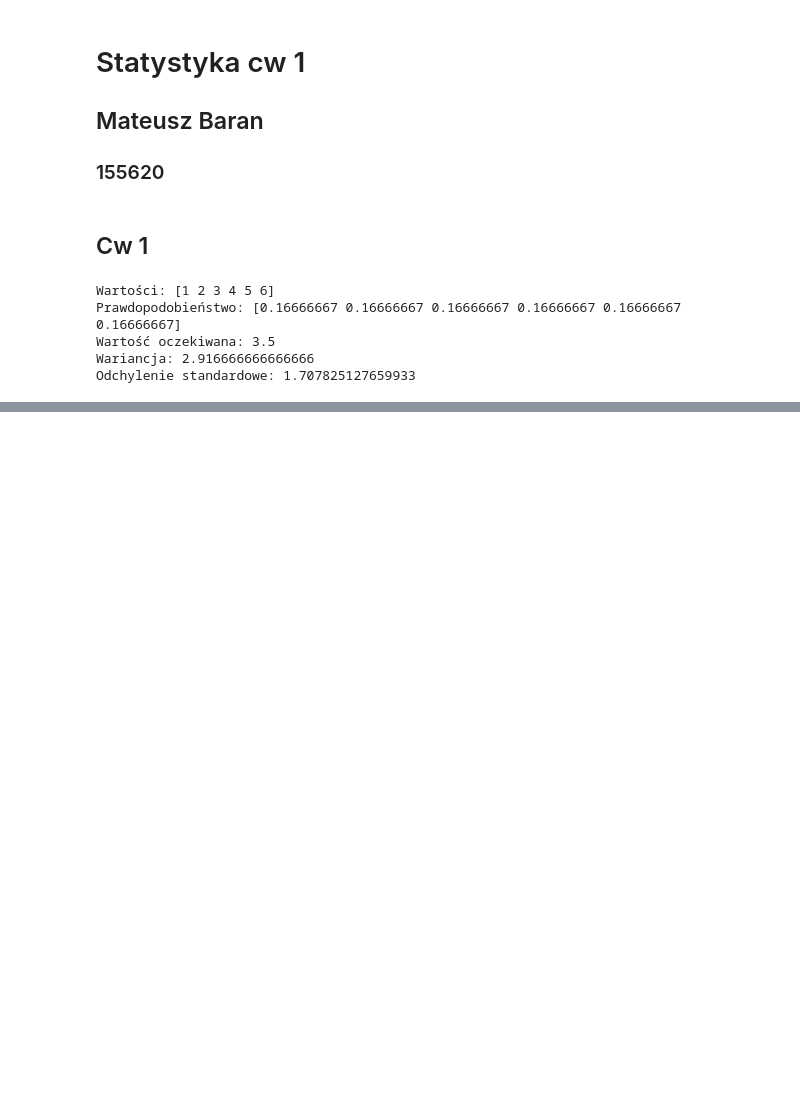
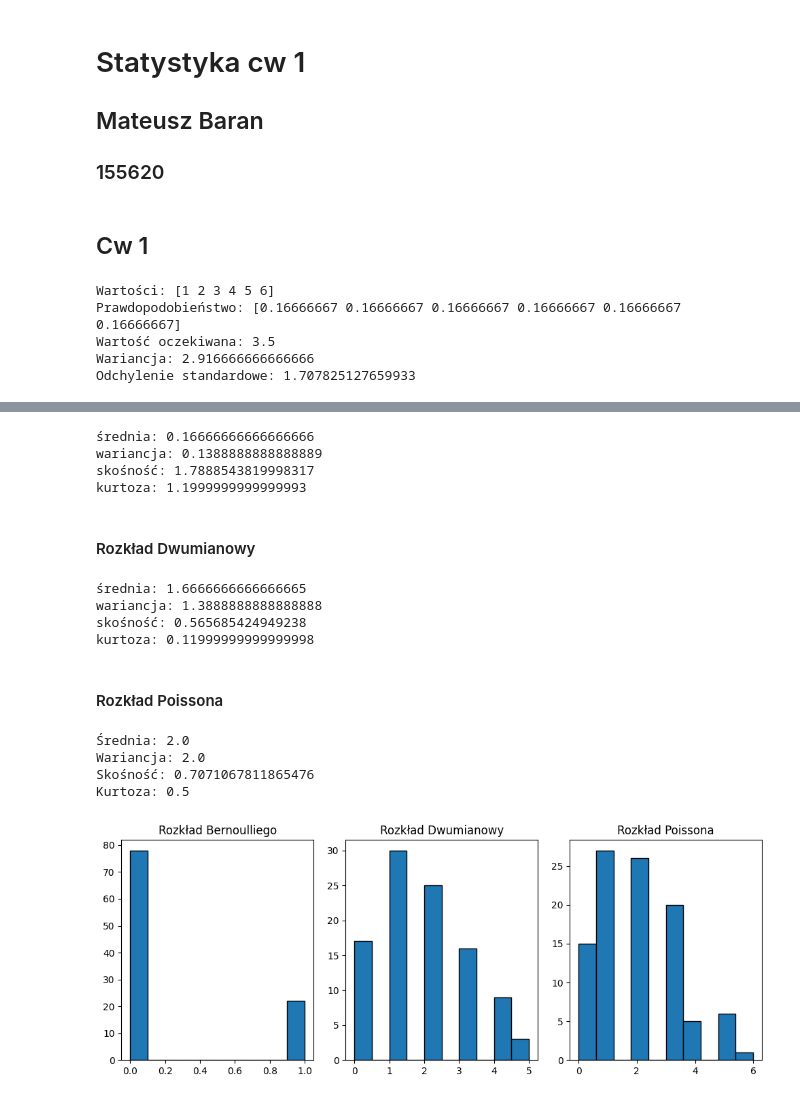
Before and after one commit to SCRE4MIE/SiAwP_BiZD, a Jupyter notebook: statystyka_cw_2.ipynb, the cells around one changed output, grey strips where cells are left out. Drawn from its saved outputs; the diff is of its cells as text; code cells hidden in the pictures; blank space fills up the shorter version.

```diff
--- a/statystyka_cw_2.ipynb
+++ b/statystyka_cw_2.ipynb
@@ -37,0 +40,62 @@ Odchylenie standardowe: 1.707825127659933
+# %%
+size=100
+data_bernoulii = scs.bernoulli.rvs(p, size=size)
+mean, var, skew, kurt = scs.bernoulli.stats(p, moments = 'mvsk')
+print(f'średnia: {mean}')
+print(f'wariancja: {var}')
+print(f'skośność: {skew}')
+print(f'kurtoza: {kurt}')
+# %% [output]
+średnia: 0.16666666666666666
+wariancja: 0.1388888888888889
+skośność: 1.7888543819998317
+kurtoza: 1.1999999999999993
+# %% [markdown]
+#### Rozkład Dwumianowy
+# %%
+data_binom = np.random.binomial(n=10, p=p, size=size)
+mean, var, skew, kurt = scs.binom.stats(10, p, moments='mvsk')
+print(f'średnia: {mean}')
+print(f'wariancja: {var}')
+print(f'skośność: {skew}')
+print(f'kurtoza: {kurt}')
+# %% [output]
+średnia: 1.6666666666666665
+wariancja: 1.3888888888888888
+skośność: 0.565685424949238
+kurtoza: 0.11999999999999998
+# %% [markdown]
+#### Rozkład Poissona
+# %%
+lambda_= 2
+data_poisson = np.random.poisson(lambda_, size=100)
+mean, var, skew, kurt = scs.poisson.stats(lambda_, moments='mvsk')
+
+print(f"Średnia: {mean}")
+print(f"Wariancja: {var}")
+print(f"Skośność: {skew}")
+print(f"Kurtoza: {kurt}")
+# %% [output]
+Średnia: 2.0
+Wariancja: 2.0
+Skośność: 0.7071067811865476
+Kurtoza: 0.5
+# %%
+plt.figure(figsize=(10,4))
+plt.subplot(1,3,1)
+plt.subplot(1, 3, 1)
+plt.hist(data_bernoulii, edgecolor='black')
+plt.title('Rozkład Bernoulliego')
+
+plt.subplot(1, 3, 2)
+plt.hist(data_binom, edgecolor='black')
+plt.title('Rozkład Dwumianowy')
+
+plt.subplot(1, 3, 3)
+plt.hist(data_poisson, edgecolor='black')
+plt.title('Rozkład Poissona')
+
+plt.tight_layout()
+plt.show()
+# %% [output]
+[figure, added]
```
Also changed, not shown: parts of 11 cells of this notebook.
